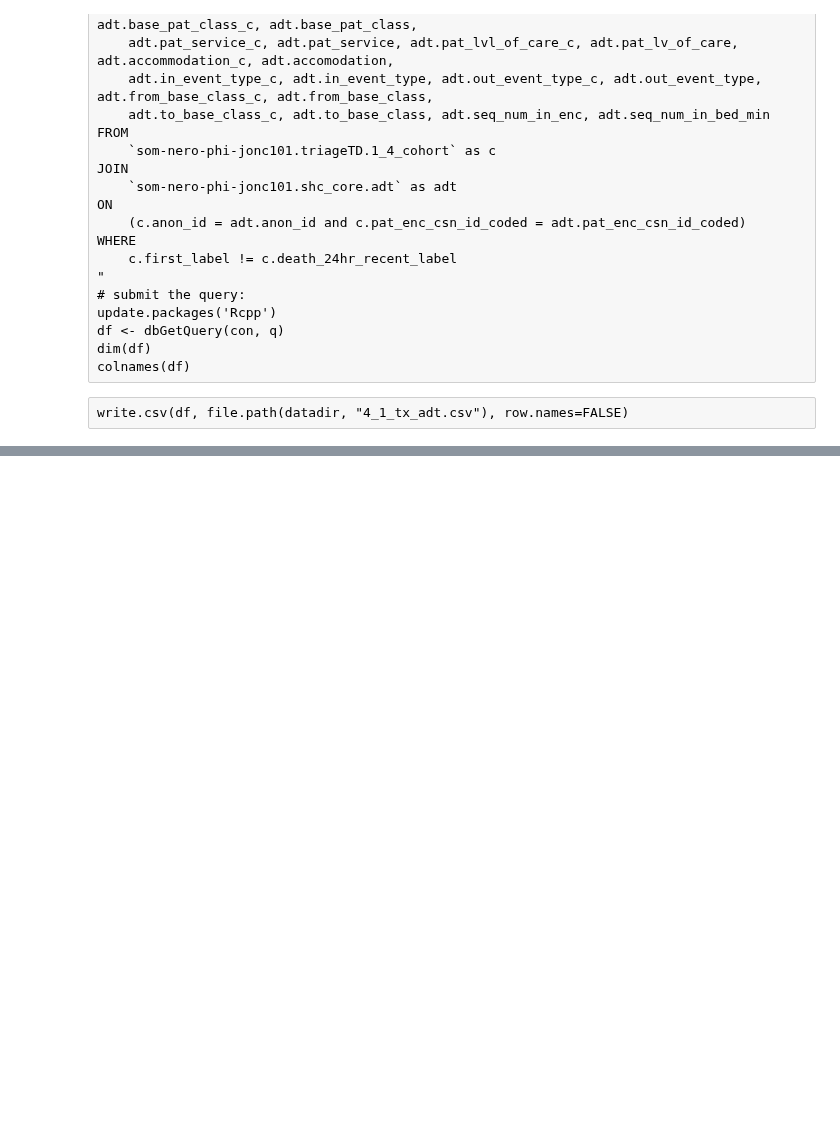
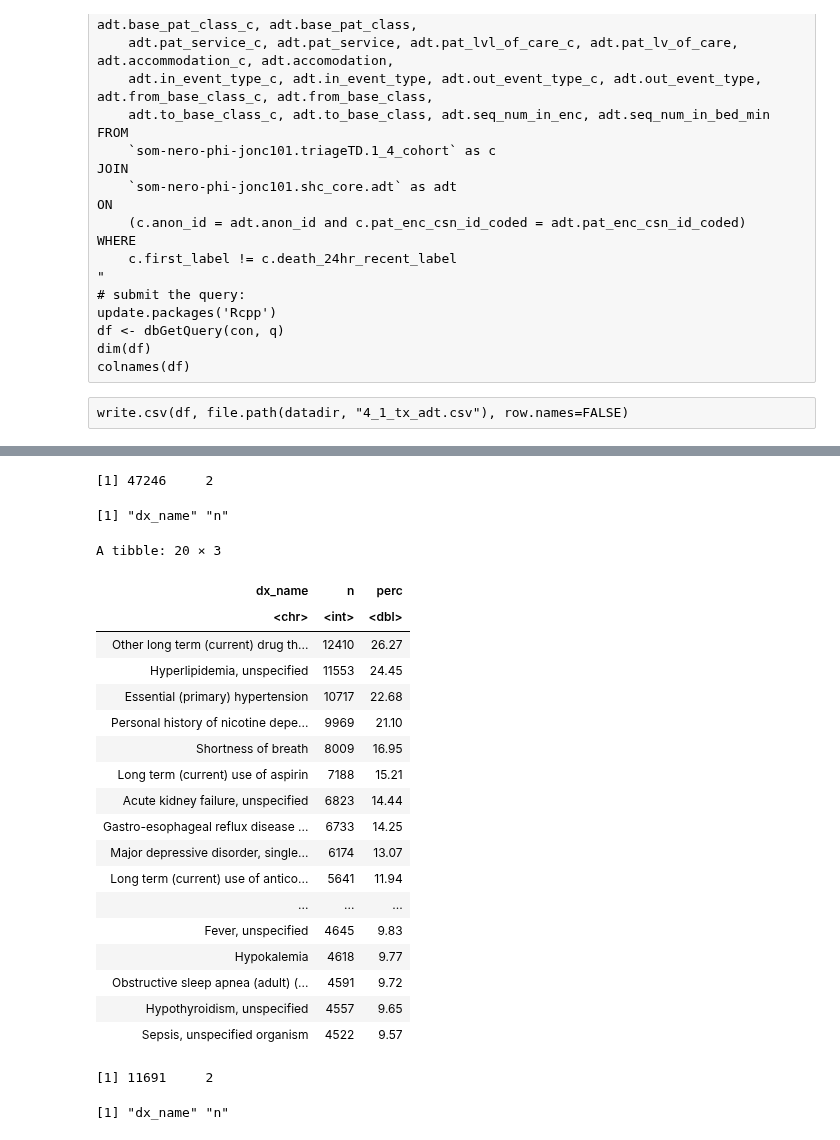
Before and after one commit to Minh084/TDA, a Jupyter notebook: 4_description/4.1_transfers.ipynb, the cells around one changed output, grey strips where cells are left out. Saved outputs shown, nothing was run; the diff lists cells and outputs as text; code cells hidden in the pictures; blank space fills up the shorter version.

Commit message:
update transfers

```diff
--- a/4_description/4.1_transfers.ipynb
+++ b/4_description/4.1_transfers.ipynb
@@ -156,10 +197,53 @@ Warning message in as.integer.integer64(x):
 # %%
 write.csv(x1, file.path(datadir, "4_1_tx_demographic.csv"), row.names=FALSE)
+# %%
+# full cohort
+q = "
+SELECT x.dx_name, count(x.dx_name) AS n
+FROM
+    `som-nero-phi-jonc101.triageTD.1_4_cohort` as c
+JOIN
+    `som-nero-phi-jonc101.shc_core.diagnosis_code` as x
+ON
+    (c.anon_id = x.anon_id and c.pat_enc_csn_id_coded = x.pat_enc_csn_id_jittered)
+
+GROUP by x.dx_name
+"
+
+# submit the query:
+update.packages('Rcpp')
+x2 <- dbGetQuery(con, q)
+dim(x2)
+colnames(x2)
+# %% [output]
+[1] 47246     2
+[1] "dx_name" "n"
+# %%
+x2 %>% mutate(perc = round(100*n/nrow(x2), 2)) %>% arrange(-n) %>% head(20)
+# %% [output]
+A tibble: 20 × 3
+| dx_name | n | perc |
+| <chr> | <int> | <dbl> |
+| Other long term (current) drug th... | 12410 | 26.27 |
+| Hyperlipidemia, unspecified | 11553 | 24.45 |
+| Essential (primary) hypertension | 10717 | 22.68 |
+| Personal history of nicotine depe... | 9969 | 21.10 |
+| Shortness of breath | 8009 | 16.95 |
+| Long term (current) use of aspirin | 7188 | 15.21 |
+| Acute kidney failure, unspecified | 6823 | 14.44 |
+| Gastro-esophageal reflux disease ... | 6733 | 14.25 |
+| Major depressive disorder, single... | 6174 | 13.07 |
+| Long term (current) use of antico... | 5641 | 11.94 |
+| ... | ... | ... |
+| Fever, unspecified | 4645 | 9.83 |
+| Hypokalemia | 4618 | 9.77 |
+| Obstructive sleep apnea (adult) (... | 4591 | 9.72 |
+| Hypothyroidism, unspecified | 4557 | 9.65 |
+| Sepsis, unspecified organism | 4522 | 9.57 |
 # %%
-# this doesn't seem right, redo with a separate SQL file as it is too large to be in R notebook
+# transfer cohort
 q = "
-SELECT distinct c.anon_id, c.pat_enc_csn_id_coded,
-    x.line, x.dx_name, x.chronic, x.principal, x.hospital_pl, x.ed, x.present_on_adm
+SELECT x.dx_name, count(x.dx_name) AS n
 FROM
     `som-nero-phi-jonc101.triageTD.1_4_cohort` as c
 JOIN
@@ -169,9 +253,15 @@ ON
 
 WHERE
     c.first_label != c.death_24hr_recent_label
+
+GROUP by x.dx_name
 "
+
 # submit the query:
 update.packages('Rcpp')
 x2 <- dbGetQuery(con, q)
 dim(x2)
 colnames(x2)
+# %% [output]
+[1] 11691     2
+[1] "dx_name" "n"
```
Also changed, not shown: parts of 28 cells of this notebook, 3 other files.
